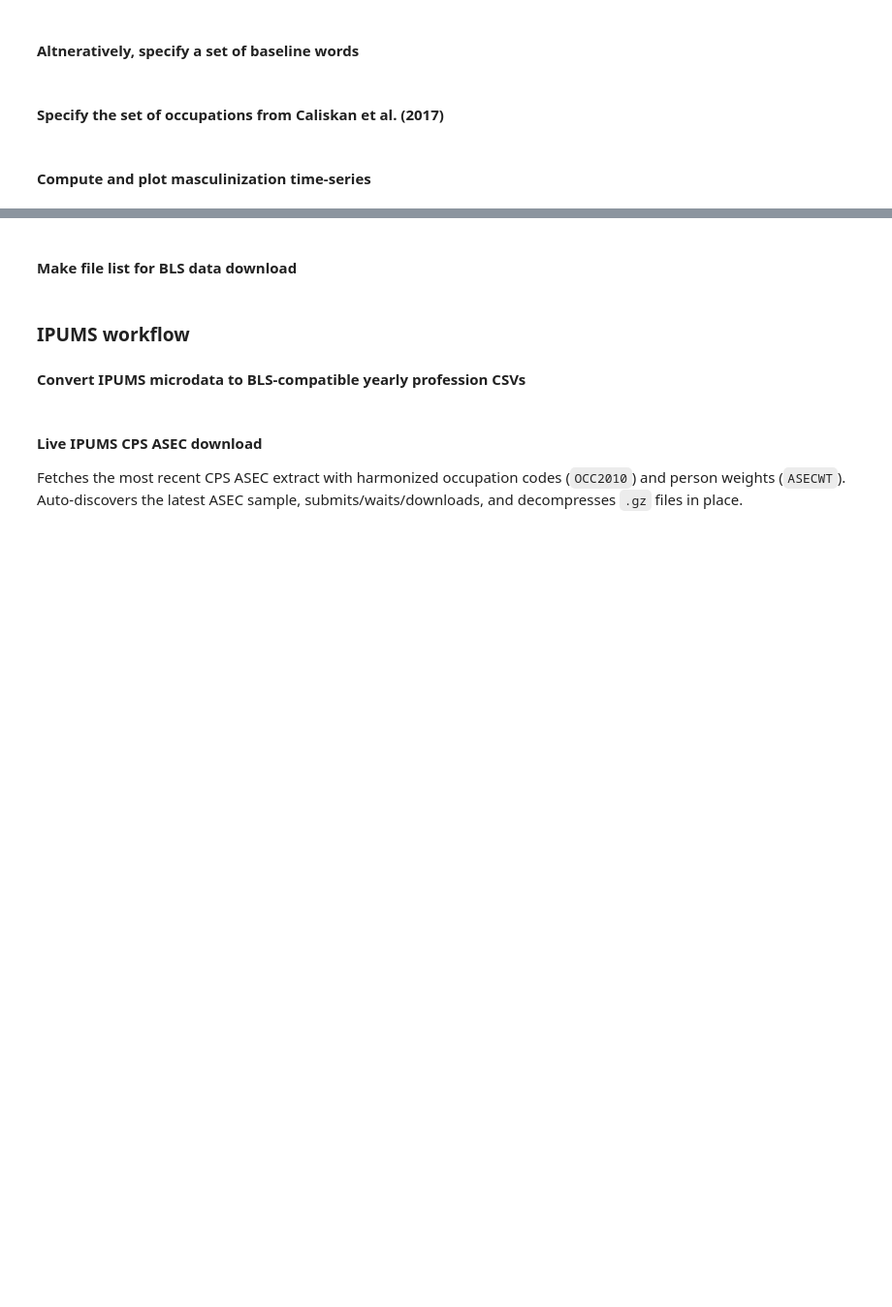
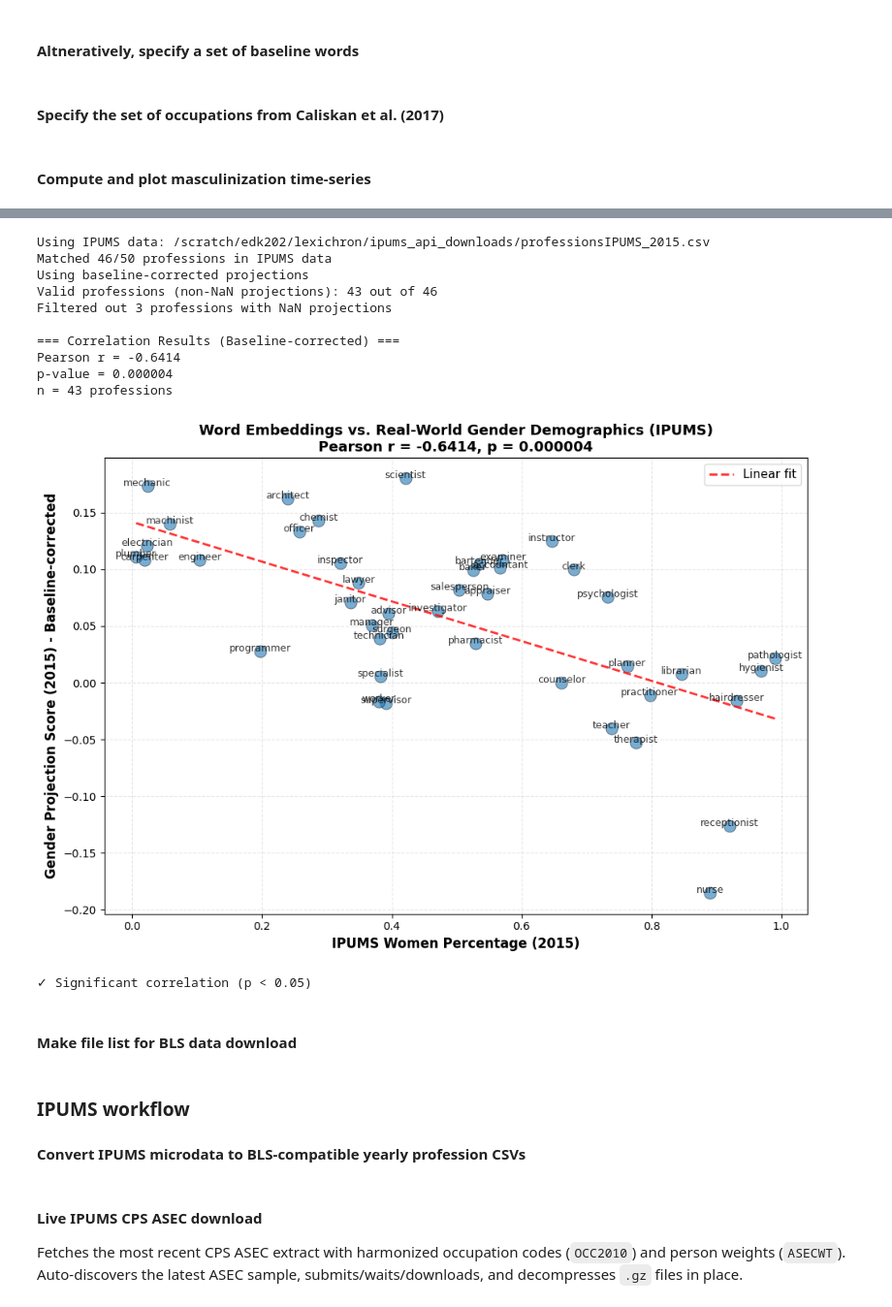
Before and after one commit to eric-d-knowles/ngram-prep, a Jupyter notebook: notebooks/caliskan_wefat_replication.ipynb, the cells around one changed output, grey strips where cells are left out. Shown at 97% size. Cells and saved outputs as stored; diff of their text form; code cells hidden in the pictures; blank space fills up the shorter version.

```diff
--- a/notebooks/caliskan_wefat_replication.ipynb
+++ b/notebooks/caliskan_wefat_replication.ipynb
@@ -167,17 +207,32 @@ result = compute_projection_over_years(
 # %%
 # Correlation analysis with NaN handling and baseline correction option
 year_of_interest = 2015
-bls_csv_path = '/scratch/edk202/lexichron/bls_scraped/professionsBLS_2015.csv'
 use_baseline_corrected = True  # Set to True to use baseline-corrected projections if available
 
-# Recompute BLS percentages for all targets
-bls_percentages = {}
+# --- Resolve IPUMS CSV path for the year of interest ---
+ipums_results = result_df  # batch results DataFrame from the IPUMS download cell
+year_row = ipums_results.loc[
+    (ipums_results['year'] == year_of_interest) & (ipums_results['status'] == 'ok')
+]
+if year_row.empty:
+    available = sorted(ipums_results.loc[ipums_results['status'] == 'ok', 'year'].tolist())
+    raise ValueError(
+        f"No IPUMS CSV for year {year_of_interest}. "
+        f"Available years: {available}"
+    )
+demo_csv_path = year_row.iloc[0]['output_csv']
+print(f"Using IPUMS data: {demo_csv_path}")
+
+# Compute women percentages for all targets
+demo_percentages = {}
 for profession in targets:
     try:
-        pct = calculate_women_percentage(bls_csv_path, profession)
-        bls_percentages[profession] = pct
+        pct = calculate_women_percentage(demo_csv_path, profession)
+        demo_percentages[profession] = pct
     except (ZeroDivisionError, ValueError):
         pass
+
+print(f"Matched {len(demo_percentages)}/{len(targets)} professions in IPUMS data")
 
 # Determine which projection data to use
 if use_baseline_corrected and result.get('baseline_applied') and not result['projections_corrected'].empty:
@@ -189,8 +244,8 @@ else:
     projection_type = "Raw"
     print(f"Using raw projections")
 
-# Create common_profs: professions with both BLS data and projections for this year
-common_profs = [p for p in targets if p in bls_percentages and p in proj_year.index]
+# Create common_profs: professions with both demographic data and projections for this year
+common_profs = [p for p in targets if p in demo_percentages and p in proj_year.index]
 
 # Filter to professions with valid (non-NaN) projection values
 valid_profs = [p for p in common_profs if not pd.isna(proj_year[p])]
@@ -199,49 +254,62 @@ print(f"Valid professions (non-NaN projections): {len(valid_profs)} out of {len(
 print(f"Filtered out {len(common_profs) - len(valid_profs)} professions with NaN projections")
 
 # Extract values for valid professions
-bls_vals = np.array([bls_percentages[p] for p in valid_profs])
+demo_vals = np.array([demo_percentages[p] for p in valid_profs])
 proj_vals = np.array([proj_year[p] for p in valid_profs])
 
 # Compute correlation
 if len(valid_profs) >= 3:
-    corr, p_value = pearsonr(bls_vals, proj_vals)
+    corr, p_value = pearsonr(demo_vals, proj_vals)
 
     print(f"\n=== Correlation Results ({projection_type}) ===")
     print(f"Pearson r = {corr:.4f}")
     print(f"p-value = {p_value:.6f}")
     print(f"n = {len(valid_profs)} professions")
 
     # Create scatter plot
     plt.figure(figsize=(10, 7))
-    plt.scatter(bls_vals, proj_vals, alpha=0.6, s=120, edgecolors='black', linewidth=0.5)
+    plt.scatter(demo_vals, proj_vals, alpha=0.6, s=120, edgecolors='black', linewidth=0.5)
 
     # Add profession labels
     for i, prof in enumerate(valid_profs):
-        plt.annotate(prof, (bls_vals[i], proj_vals[i]),
+        plt.annotate(prof, (demo_vals[i], proj_vals[i]),
                     fontsize=9, alpha=0.8, ha='center')
 
     # Add regression line
-    z = np.polyfit(bls_vals, proj_vals, 1)
+    z = np.polyfit(demo_vals, proj_vals, 1)
     p = np.poly1d(z)
-    x_line = np.linspace(bls_vals.min(), bls_vals.max(), 100)
+    x_line = np.linspace(demo_vals.min(), demo_vals.max(), 100)
     plt.plot(x_line, p(x_line), "r--", alpha=0.8, linewidth=2, label=f'Linear fit')
 
-    plt.xlabel("BLS Women Percentage (2015)", fontsize=12, fontweight='bold')
+    plt.xlabel(f"IPUMS Women Percentage ({year_of_interest})", fontsize=12, fontweight='bold')
     plt.ylabel(f"Gender Projection Score ({year_of_interest}) - {projection_type}", fontsize=12, fontweight='bold')
-    plt.title(f"Word Embeddings vs. Real-World Gender Demographics\nPearson r = {corr:.4f}, p = {p_value:.6f}",
+    plt.title(f"Word Embeddings vs. Real-World Gender Demographics (IPUMS)\nPearson r = {corr:.4f}, p = {p_value:.6f}",
               fontsize=13, fontweight='bold')
     plt.grid(True, alpha=0.3, linestyle='--')
     plt.legend(fontsize=11)
     plt.tight_layout()
     plt.show()
 
     # Print interpretation
     if p_value < 0.05:
         print(f"\n✓ Significant correlation (p < 0.05)")
     else:
         print(f"\n✗ Not statistically significant (p >= 0.05)")
 else:
     print(f"ERROR: Not enough valid professions ({len(valid_profs)} found)")
+# %% [output]
+Using IPUMS data: /scratch/edk202/lexichron/ipums_api_downloads/professionsIPUMS_2015.csv
+Matched 46/50 professions in IPUMS data
+Using baseline-corrected projections
+Valid professions (non-NaN projections): 43 out of 46
+Filtered out 3 professions with NaN projections
+
+=== Correlation Results (Baseline-corrected) ===
+Pearson r = -0.6414
+p-value = 0.000004
+n = 43 professions
+[figure, added]
+✓ Significant correlation (p < 0.05)
 # %% [markdown]
 #### Make file list for BLS data download
 # %%
```
Also changed, not shown: parts of 7 cells of this notebook, 2 other files.
